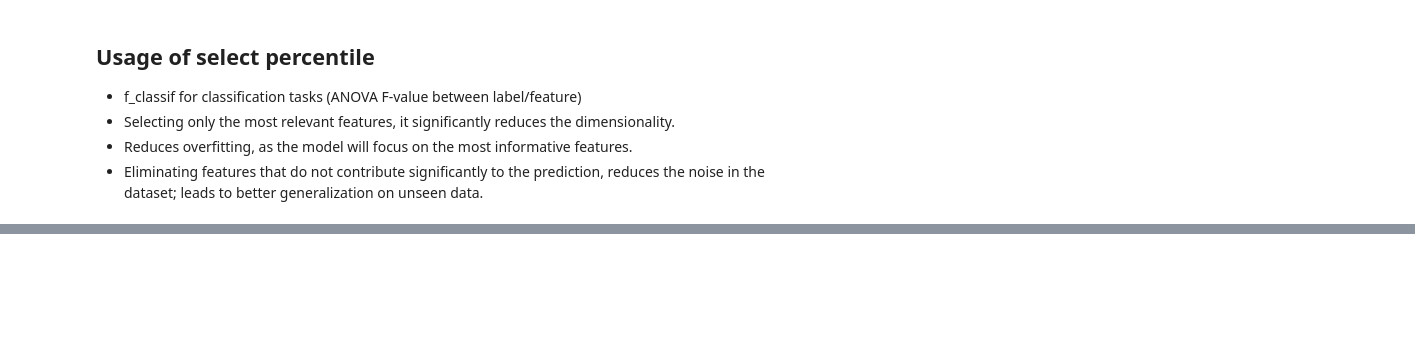
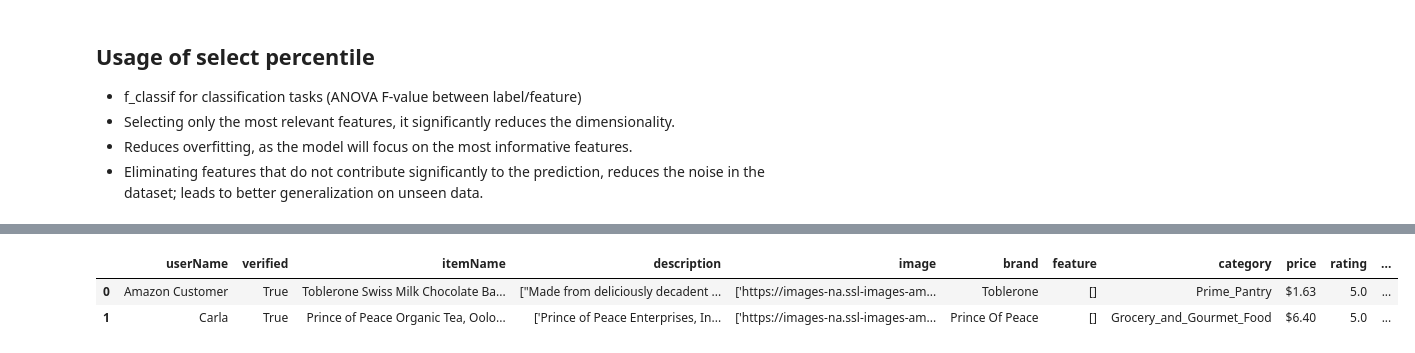
Before and after one commit to JosephKai1/COMP3610PROJECT, a Jupyter notebook: BigDataProject.ipynb, the cells around one changed output, grey strips where cells are left out. Cells and saved outputs as stored; diff of their text form; code cells hidden in the pictures; blank space fills up the shorter version.

```diff
--- a/BigDataProject.ipynb
+++ b/BigDataProject.ipynb
@@ -636,0 +574,6 @@ plt.show()
+# %%
+testing_set.head(2)
+# %% [output]
+|  | userName | verified | itemName | description | image | brand | feature | category | price | rating | ... |
+| 0 | Amazon Customer | True | Toblerone Swiss Milk Chocolate Ba... | ["Made from deliciously decadent ... | ['https://images-na.ssl-images-am... | Toblerone | [] | Prime_Pantry | $1.63 | 5.0 | ... |
+| 1 | Carla | True | Prince of Peace Organic Tea, Oolo... | ['Prince of Peace Enterprises, In... | ['https://images-na.ssl-images-am... | Prince Of Peace | [] | Grocery_and_Gourmet_Food | $6.40 | 5.0 | ... |
```
Also changed, not shown: parts of 53 cells of this notebook.
